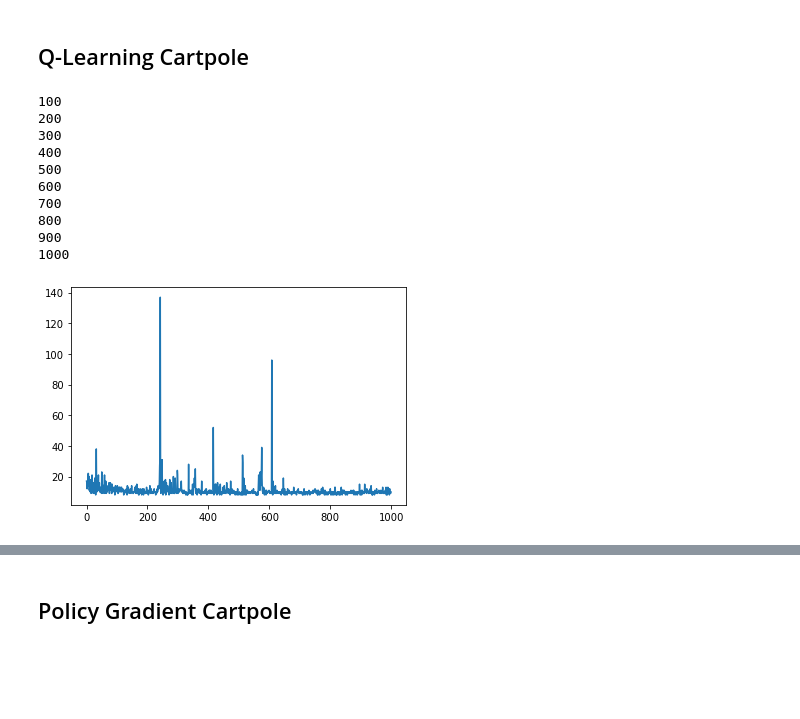
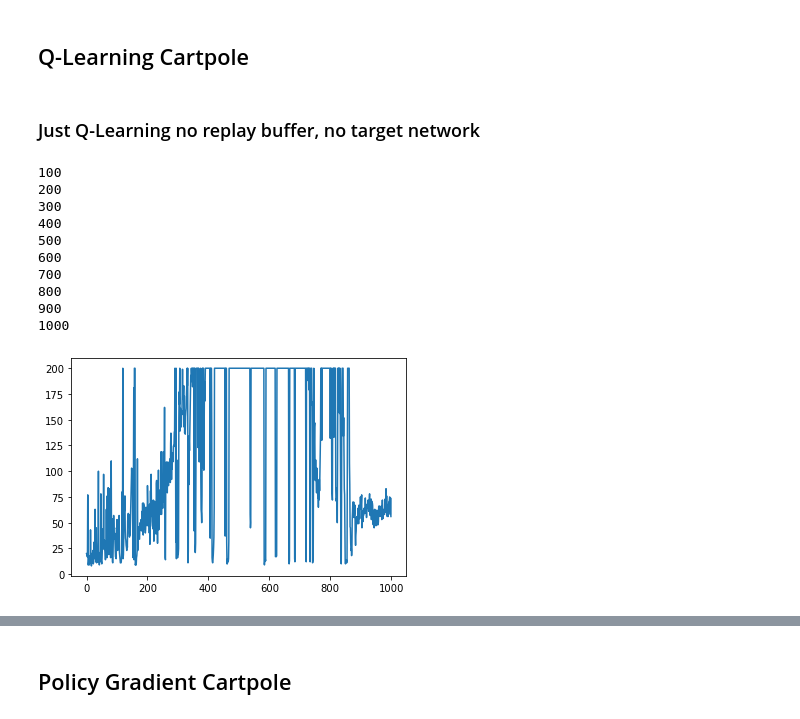
Before and after one commit to RalfKellner/Learning-RL, a Jupyter notebook: openaigym_random_examples.ipynb, the cells around one changed output, grey strips where cells are left out. Drawn from its saved outputs; the diff is of its cells as text; code cells hidden in the pictures; blank space fills up the shorter version.

```diff
--- a/openaigym_random_examples.ipynb
+++ b/openaigym_random_examples.ipynb
@@ -96,6 +96,8 @@ num_steps
 200
 # %% [markdown]
 ## Q-Learning Cartpole
+# %% [markdown]
+### Just Q-Learning no replay buffer, no target network
 # %%
 import random
 import tensorflow as tf
@@ -105,23 +107,26 @@ import matplotlib.pylab as plt
 
 
 class Model():
-    def __init__(self, input_dim, output_dim):
+    def __init__(self, input_dim, hidden_dim, output_dim):
         self.input_dim = input_dim
+        self.hidden_dim = hidden_dim
         self.output_dim = output_dim
         self.network = tf.keras.Sequential([
-            tf.keras.layers.Dense(self.output_dim, activation = 'linear', input_shape = [self.input_dim])
+            tf.keras.layers.Dense(self.hidden_dim, activation = 'selu', input_shape = [self.input_dim]),
+            tf.keras.layers.Dense(self.output_dim, activation = 'linear')
         ])
 
     def predict(self, state):
-        state = state.reshape(1, self.input_dim)
+        state = tf.convert_to_tensor([state])
         return self.network(state).numpy()
 
 class Agent():
-    def __init__(self, input_dim, output_dim):
-        self.model = Model(input_dim, output_dim)
-        self.epsilon = 0.90
+    def __init__(self, input_dim, hidden_dim, output_dim, optimizer):
+        self.model = Model(input_dim, hidden_dim, output_dim)
+        self.epsilon = 1.00
         self.epsilon_decay = 0.999
-        self.epsilon_min = 0.05
+        self.epsilon_min = 0.01
+        self.optimizer = optimizer
 
     def act(self, state):
         if np.random.rand() <= self.epsilon:
@@ -129,58 +134,58 @@ class Agent():
         else:
             return np.argmax(self.model.predict(state))
 
-    def learn(self, state, next_state, reward, done):
+    def learn(self, state, action, reward, next_state, done):
         if done:
             target = reward
         else:
             target = reward + np.max(self.model.predict(next_state)[0])
 
         target_full = self.model.predict(state)
-        target_full[0, np.argmax(self.model.predict(next_state)[0])] = target
+        target_full[0, action] = target
 
         with tf.GradientTape() as tape:
             tape.watch(self.model.network.trainable_variables)
-            loss = tf.reduce_mean(tf.square(target_full - self.model.network(state.reshape(1, 4))))
-        gradients = tape.gradient(loss, self.model.network.trainable_variables)
-        optimizer.apply_gradients(zip(gradients, self.model.network.trainable_variables))
+            loss = tf.reduce_mean(tf.square(target_full - self.model.network(tf.convert_to_tensor([state]))))
+        self.optimizer.minimize(loss, self.model.network.trainable_variables, tape = tape)
 
         if self.epsilon > self.epsilon_min:
             self.epsilon *= self.epsilon_decay
 
 def play_one_episode():
     state = env.reset()
-    rewards_collect = 0
+    return_ = 0
     done = False
     while not done:
         action = agent.act(state)
         next_state, reward, done, info = env.step(action)
-        rewards_collect += 1
-        agent.learn(state, next_state, reward, done)
+        return_ += 1
+        reward = reward if not done else -5.0
+        agent.learn(state, action, reward, next_state, done)
         state = next_state
 
-    return rewards_collect
+    return return_
 
 env = gym.make('CartPole-v0')
-optimizer = tf.keras.optimizers.SGD(learning_rate = 0.01, momentum = 0.90)
-agent = Agent(4, 2)
+optimizer = tf.keras.optimizers.Adam(learning_rate = 0.01)
+agent = Agent(4, 10, 2, optimizer = optimizer)
 
 sum_rewards = []
 for t in range(1000):
     sum_rewards.append(play_one_episode())
     if (t+1) % 100 == 0:
         print(t+1)
 
 plt.plot(sum_rewards)
 plt.show()
 # %% [output]
 100
 200
 300
 400
 500
 600
 700
 800
 900
 1000
-[figure, old version]
+[figure, new version]
```
Also changed, not shown: parts of 7 cells of this notebook.
